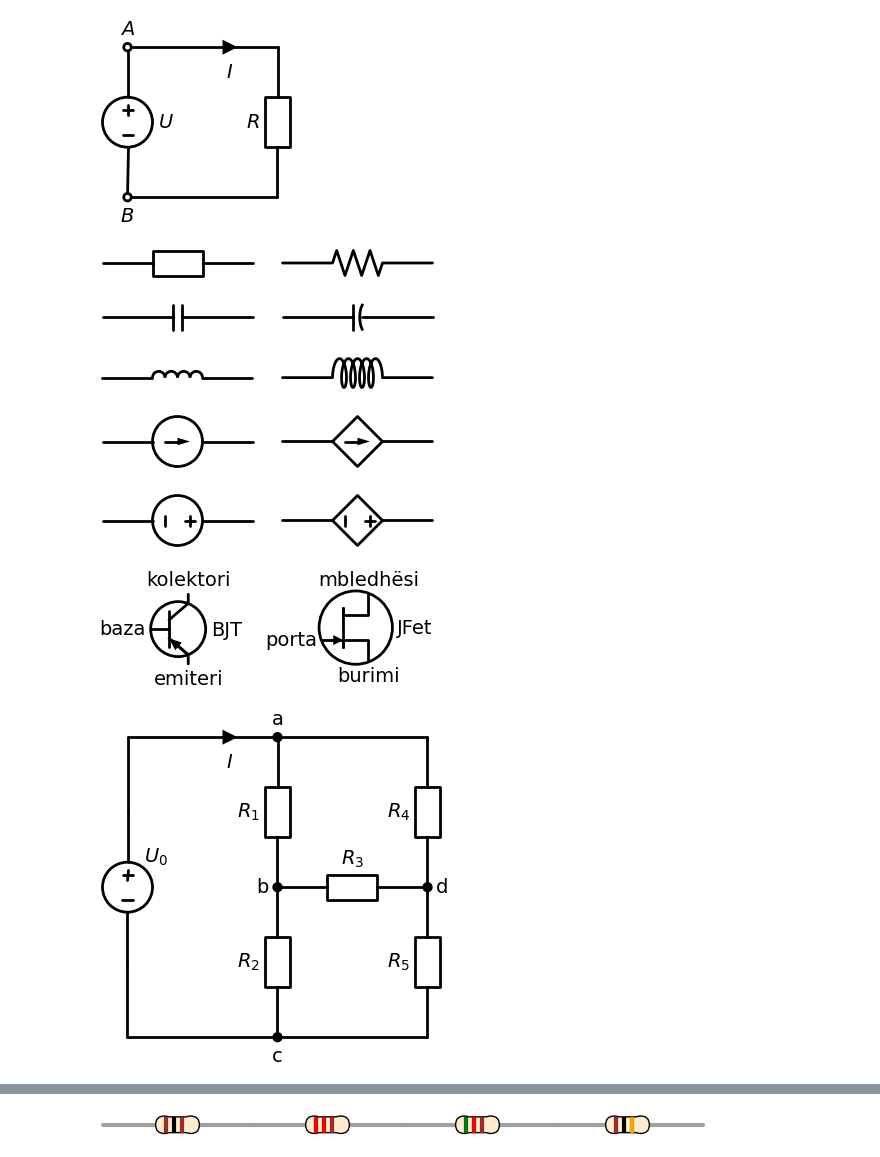
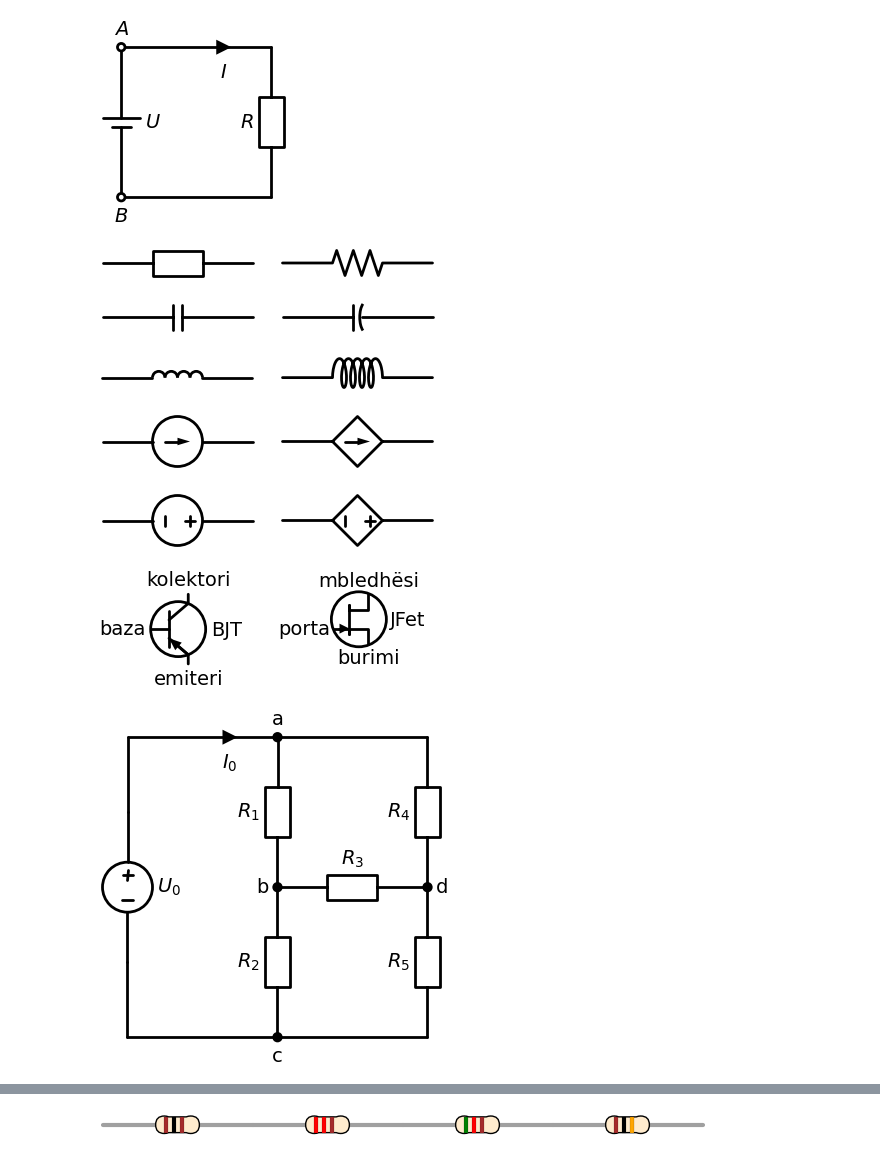
Before and after one commit to ekafex/electronics, a Jupyter notebook: Lectures/Circuit_Draw.ipynb, the cells around one changed output, grey strips where cells are left out. Saved outputs shown, nothing was run; the diff lists cells and outputs as text; code cells hidden in the pictures.

```diff
--- a/Lectures/Circuit_Draw.ipynb
+++ b/Lectures/Circuit_Draw.ipynb
@@ -8,7 +8,7 @@ from schemdraw import pictorial
 elm.style(elm.STYLE_IEC)
 # %%
 with schemdraw.Drawing() as d:
-    U=elm.SourceV().up().label(r"$U$",loc='bottom')
+    U=elm.BatteryCell().reverse().up().label(r"$U$",loc='bottom')
     elm.Line().right()
     elm.CurrentLabelInline().label(r'$I$',loc='bottom')
     elm.Resistor().down().label(r"$R$",loc='top')
@@ -17,7 +17,7 @@ with schemdraw.Drawing() as d:
     elm.Dot(open=True).at(U.start).label(r'$B$',loc='bottom')
     d.save('figs/fig1.svg',transparent=False)
 # %% [output]
-[figure, old version]
+[figure, new version]
 # %%
 with schemdraw.Drawing() as d:
     elm.Resistor()#.label('Rezistenca',)
@@ -32,41 +32,41 @@ with schemdraw.Drawing() as d:
     d.save('figs/C.svg',transparent=False)
 
 with schemdraw.Drawing() as d:
     elm.Inductor()
     d.move(dx=0.2*d.unit)
     elm.Inductor2()
     d.save('figs/L.svg',transparent=False)
 
 with schemdraw.Drawing() as d:
     elm.SourceI().right()
     d.move(dx=0.2*d.unit)
     elm.SourceControlledI().right()
     d.save('figs/Is.svg',transparent=False)
 
 with schemdraw.Drawing() as d:
     elm.SourceV().right()
     d.move(dx=0.2*d.unit)
     elm.SourceControlledV().right()
     d.save('figs/Us.svg',transparent=False)
 
 with schemdraw.Drawing() as d:
     bjt=elm.BjtPnp(circle=True).flip().label('BJT',loc='right').label('baza',loc='base').label('kolektori',loc='collector').label('emiteri',loc='emitter')
     d.move_from(bjt.collector, dx=1.2*d.unit)
-    elm.JFetP(circle=True).reverse().label('JFet',loc='right').label('porta',loc='gate').label('burimi',loc='source').label('mbledhësi',loc='drain')
+    elm.JFetP(circle=True).reverse().scale(0.75).label('JFet',loc='right').label('porta',loc='gate').label('burimi',loc='source').label('mbledhësi',loc='drain')
     d.save('figs/BJT_FET.svg',transparent=False)
 # %% [output]
 [figure]
 [figure]
 [figure]
 [figure]
 [figure]
-[figure, old version]
+[figure, new version]
 # %%
 with schemdraw.Drawing() as d:
-    elm.SourceV().up().label(r'$U_0$',ofst=(0.6,-1.3))#.fill('lightgray')
+    elm.SourceV().up().label(r'$U_0$',loc='bottom')#,ofst=(0.6,-1.3))#.fill('lightgray')
     elm.Line().up().length(1.5)
     elm.Line().right()
-    elm.CurrentLabelInline().label(r'$I$',loc='bottom')
+    elm.CurrentLabelInline().label(r'$I_0$',loc='bottom')
     R1 = elm.Resistor().label(r'$R_1$').down()
     R2 = elm.Resistor().label(r'$R_2$').down()
     elm.Line().at(R1.start).right()
@@ -81,6 +81,6 @@ with schemdraw.Drawing() as d:
     elm.Dot().at(R4.end).label('d',loc='right')
     d.save('figs/circ1.svg',transparent=False)
 # %% [output]
-[figure, old version]
+[figure, new version]
 # %%
 with schemdraw.Drawing() as d:
```
Also changed, not shown: parts of 4 cells of this notebook, 1 other file.
